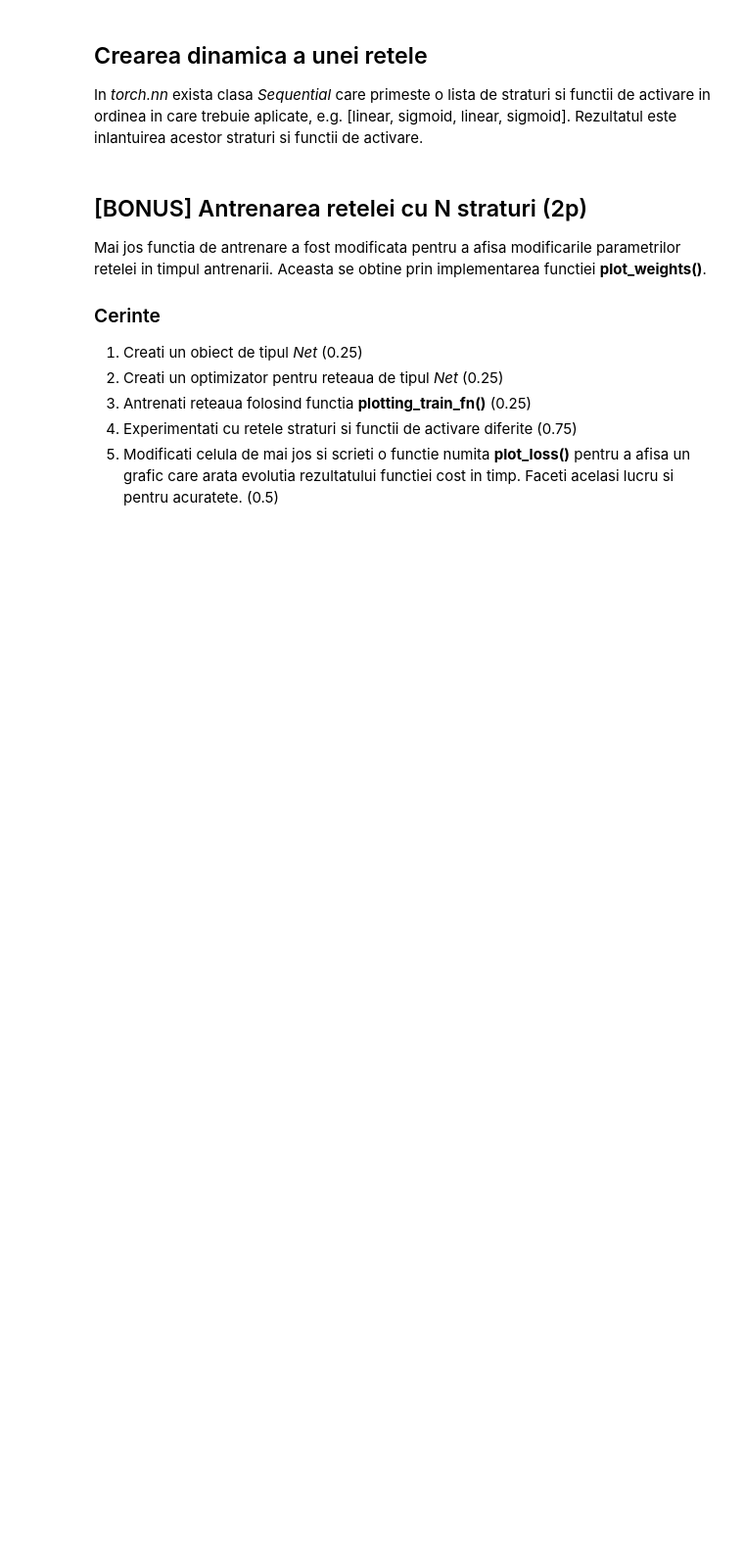
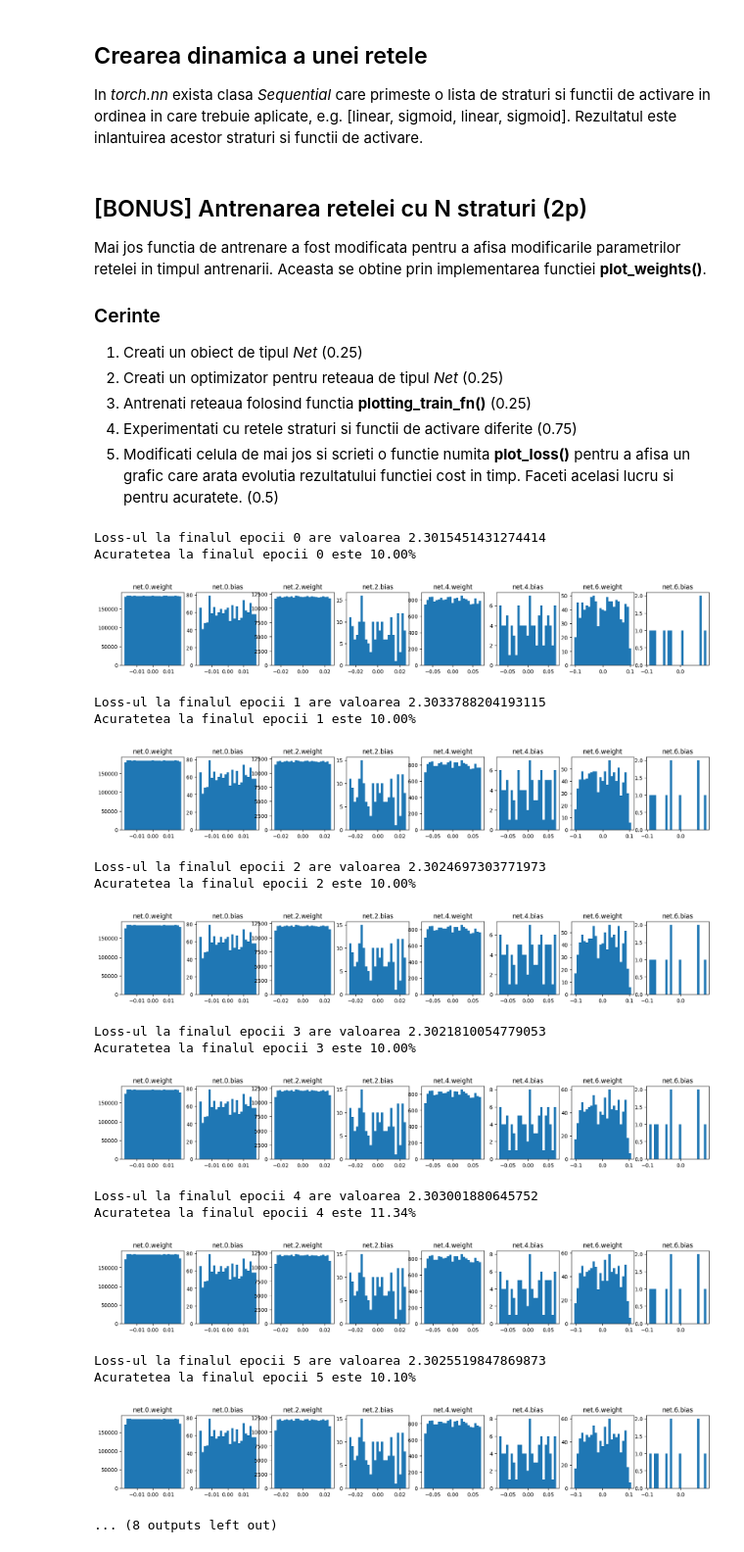
Before and after one commit to Pepi100/Uni-Work, a Jupyter notebook: THIRD YEAR/Second Semester/Computer Vision/Labs/Lab 2/Lab2_IAVA.ipynb, the cells around one changed output. Shown at 98% size. Cells and saved outputs as stored; diff of their text form; code cells hidden in the pictures; blank space fills up the shorter version.

```diff
--- a/THIRD YEAR/Second Semester/Computer Vision/Labs/Lab 2/Lab2_IAVA.ipynb
+++ b/THIRD YEAR/Second Semester/Computer Vision/Labs/Lab 2/Lab2_IAVA.ipynb
@@ -235,16 +290,23 @@ class TwoLayerNet(nn.Module):
   def __init__(self):
     super(TwoLayerNet, self).__init__()
     # Cerinta 1 - completati codul aici
-    #self.linear1 = ...
-    #self.linear2 = ...
+    self.linear1 = nn.Linear(3072, 1536 )
+    self.linear2 = nn.Linear(1536, 10)
 
-    # Cerinta 2 - completati codul aici
-    #self.activation1 = ...
+    # Cerinta 2 - definirea unui obiect de tip nn.Sigmoid
+    self.activation = nn.Sigmoid()
 
-  def forward(self, x: torch.Tensor):
-    # Cerinta 3 si 4- completati codul aici
+  def forward(self, x):
+      # Cerinta 3 si 4 - Implementarea metodei forward
+      # Aplicarea primului strat liniar urmat de activare
+      x = self.linear1(x)
+      x = self.activation(x)
 
-    #return output
+      # Aplicarea celui de-al doilea strat liniar urmat de activare
+      x = self.linear2(x)
+      x = self.activation(x)
+
+      return x
 # %% [markdown]
 ## Preprocesare pentru retele cu straturi 'fully-connected' (2.5 p)
 
@@ -280,7 +342,7 @@ def preproc_liniarized_fn(examples):
     # [-1, 1] in loc de [0, 255]
     normalized_tensor_image = normalize(tensor_image, [0.5, 0.5, 0.5], [0.5, 0.5, 0.5])
     #TODO: Cerinta 1 - completati codul aici
-    #vector_image = ...
+    vector_image = normalized_tensor_image.reshape(-1)
     vector_image = vector_image.unsqueeze(0)
     processed_images.append(vector_image)
 
@@ -300,3 +362,5 @@ train_loader = data.DataLoader(cifar_train, batch_size=batch_size, shuffle=True,
 test_loader = data.DataLoader(cifar_test, batch_size=1, shuffle=False, collate_fn=preproc_liniarized_fn)
 
 #TODO: Cerinta 2 - completati codul aici
+images, labels = next(iter(train_loader))
+print(images[0].size())
@@ -375,10 +462,10 @@ train_fn(epochs, train_loader, test_loader, single_layer_net, loss_fn, optimizer
 #TODO: Cerinta 1 - completati codul aici
 
 # Instantierea retelei
-# two_layer_net = ...
+two_layer_net = TwoLayerNet()
 
 #TODO: Cerinta 2 - completati codul aici
-#optimizer2 = ...
+optimizer2 = optim.SGD(two_layer_net.parameters(), lr=1e-2)
 
 # Dupa definirea optimizatorului si dupa fiecare iteratie trebuie apelata functia zero_grad().
 # Aceasta face toti gradientii zero.
@@ -388,3 +475,4 @@ optimizer2.zero_grad()
 loss_fn2 = nn.CrossEntropyLoss()
 
 #TODO: Cerinta 3 - Antrenati reteaua
+train_fn(15, train_loader, test_loader, two_layer_net, loss_fn2, optimizer2)
@@ -390,0 +497,5 @@ loss_fn2 = nn.CrossEntropyLoss()
+# %%
+
+optimizer3 = optim.SGD(two_layer_net.parameters(), lr=0.01)
+optimizer3.zero_grad()
+train_fn(10, train_loader, test_loader, two_layer_net, loss_fn2, optimizer2)
@@ -447,33 +579,56 @@ def plot_weights(net: nn.Module):
 
 
 def plotting_train_fn(epochs: int, train_loader: data.DataLoader, test_loader: data.DataLoader,
              net: nn.Module, loss_fn: nn.Module, optimizer: optim.Optimizer):
   for e in range(epochs):
     for images, labels in train_loader:
       optimizer.zero_grad()
       out = net(images)
       loss = loss_fn(out, labels)
       loss.backward()
       optimizer.step()
 
 
     print("Loss-ul la finalul epocii {} are valoarea {}".format(e, loss.item()))
 
     count = len(test_loader)
     correct = 0
 
     for test_image, test_label in test_loader:
       out_class = torch.argmax(net(test_image))
       if out_class == test_label:
         correct += 1
 
     print("Acuratetea la finalul epocii {} este {:.2f}%".format(e, (correct / count) * 100))
     plot_weights(net)
 
 # Cerinta 1 - completati codul aici
-
+layer_sizes = [(3072, 1500), (1500, 200),(200, 100), (100, 10)]
+multiLayer = Net(layer_sizes, nn.Sigmoid())
 # Cerinta 2 - completati codul aici
+optimizer3 = optim.SGD(multiLayer.parameters(), lr=1e-2)
+optimizer3.zero_grad()
 
 # Cerinta 3 - completati codul aici
-
-# Cerinta 5 - completati codul aici
+loss_fn = nn.CrossEntropyLoss()
+plotting_train_fn(10, train_loader, test_loader, multiLayer, loss_fn, optimizer3)
+# %% [output]
+Loss-ul la finalul epocii 0 are valoarea 2.3015451431274414
+Acuratetea la finalul epocii 0 este 10.00%
+[figure, added]
+Loss-ul la finalul epocii 1 are valoarea 2.3033788204193115
+Acuratetea la finalul epocii 1 este 10.00%
+[figure, added]
+Loss-ul la finalul epocii 2 are valoarea 2.3024697303771973
+Acuratetea la finalul epocii 2 este 10.00%
+[figure, added]
+Loss-ul la finalul epocii 3 are valoarea 2.3021810054779053
+Acuratetea la finalul epocii 3 este 10.00%
+[figure, added]
+Loss-ul la finalul epocii 4 are valoarea 2.303001880645752
+Acuratetea la finalul epocii 4 este 11.34%
+[figure, added]
+Loss-ul la finalul epocii 5 are valoarea 2.3025519847869873
+Acuratetea la finalul epocii 5 este 10.10%
+[figure, added]
+... (8 outputs left out)
```
Also changed, not shown: parts of 12 cells of this notebook.
